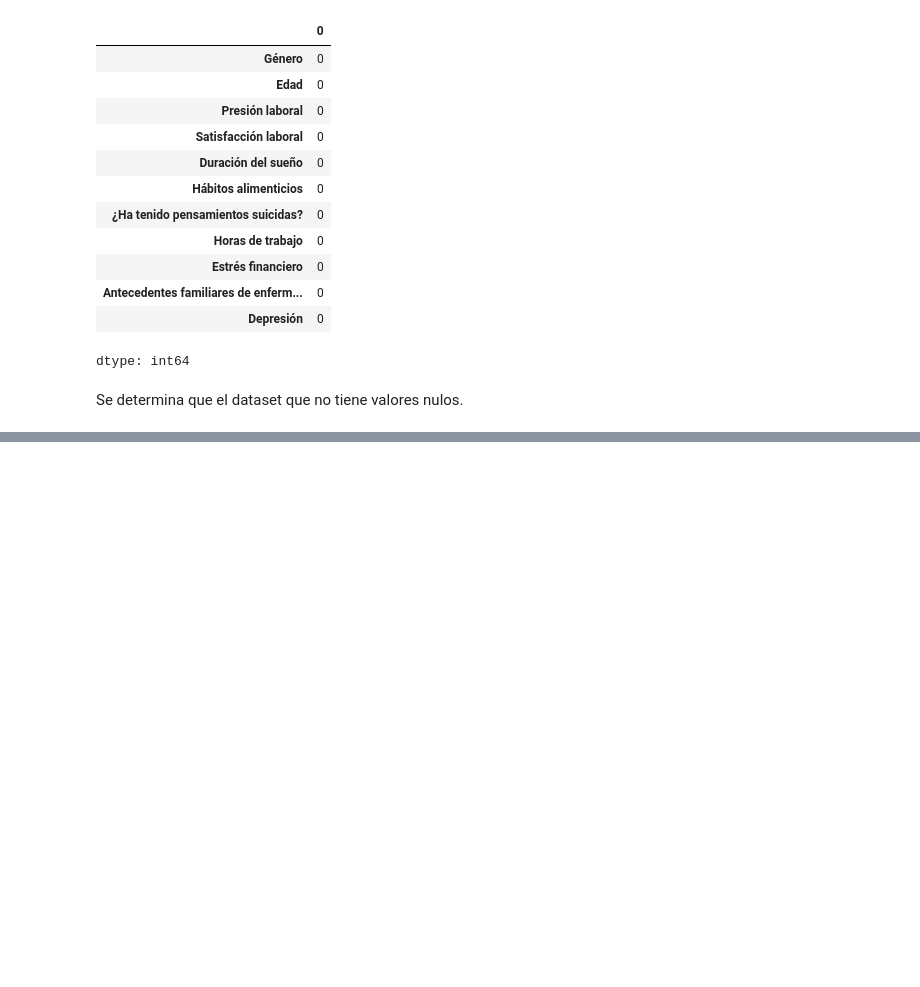
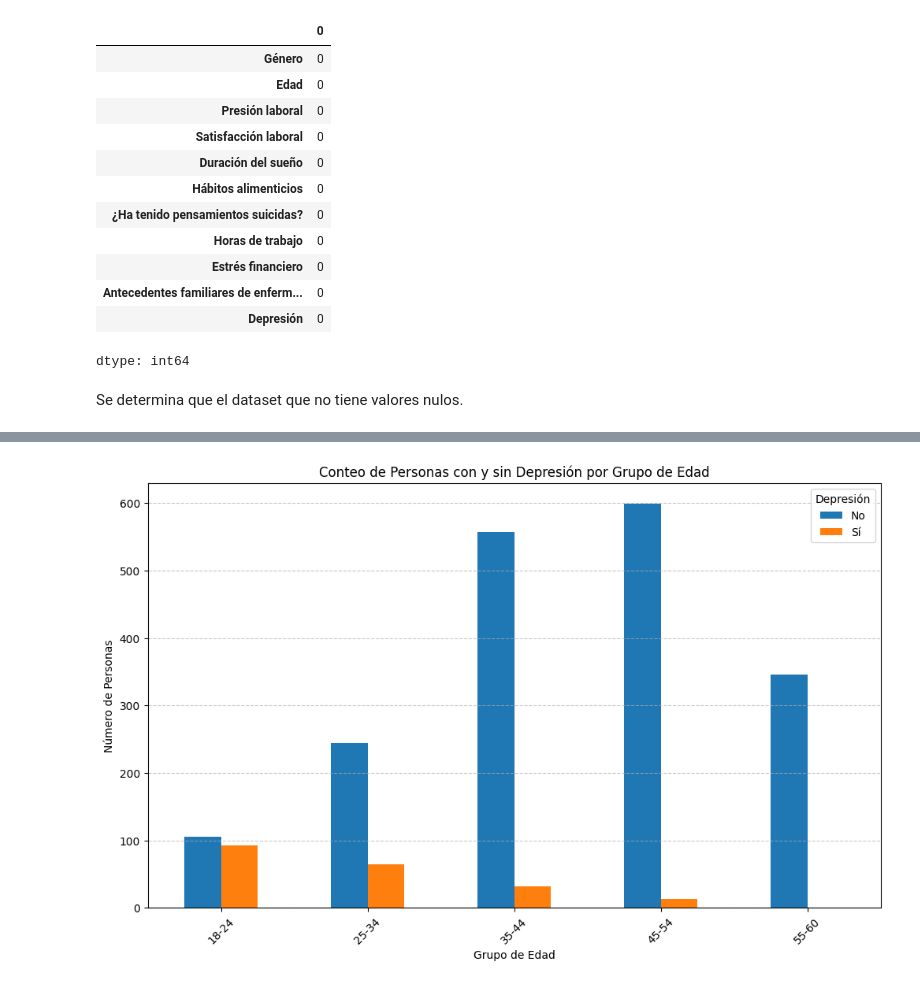
Before and after one commit to vazquezsilvana/Entrega-Final-Ciencia-de-Datos-I, a Jupyter notebook: ProyectoParteIII+Vazquez.ipynb, the cells around one changed output, grey strips where cells are left out. Drawn from its saved outputs; the diff is of its cells as text; code cells hidden in the pictures; blank space fills up the shorter version.

```diff
--- a/ProyectoParteIII+Vazquez.ipynb
+++ b/ProyectoParteIII+Vazquez.ipynb
@@ -197,0 +265,23 @@ Hipótesis 1: Un alto nivel de estrés financiero y presión laboral se correlac
+# %%
+# Define el rango de edad
+edad_min = df['Edad'].min()
+edad_max = df['Edad'].max()
+
+# Define grupos de edad para el análisis
+bins = [edad_min, 25, 35, 45, 55, edad_max + 1]
+labels = [f'{bins[i]}-{bins[i+1]-1}' for i in range(len(bins)-1)]
+df['grupo_edad'] = pd.cut(df['Edad'], bins=bins, labels=labels, right=False)
+
+# Cuenta el número de personas con y sin depresión por grupo de edad
+conteo_depresion = df.groupby(['grupo_edad', 'Depresión']).size().unstack(fill_value=0)
+
+# Se rea un gráfico de barras para visualizar la distribución
+conteo_depresion.plot(kind='bar', figsize=(12, 7), rot=45)
+plt.title('Conteo de Personas con y sin Depresión por Grupo de Edad')
+plt.xlabel('Grupo de Edad')
+plt.ylabel('Número de Personas')
+plt.legend(title='Depresión')
+plt.grid(axis='y', linestyle='--', alpha=0.7)
+plt.show()
+# %% [output]
+[figure, added]
```
Also changed, not shown: parts of 30 cells of this notebook.
